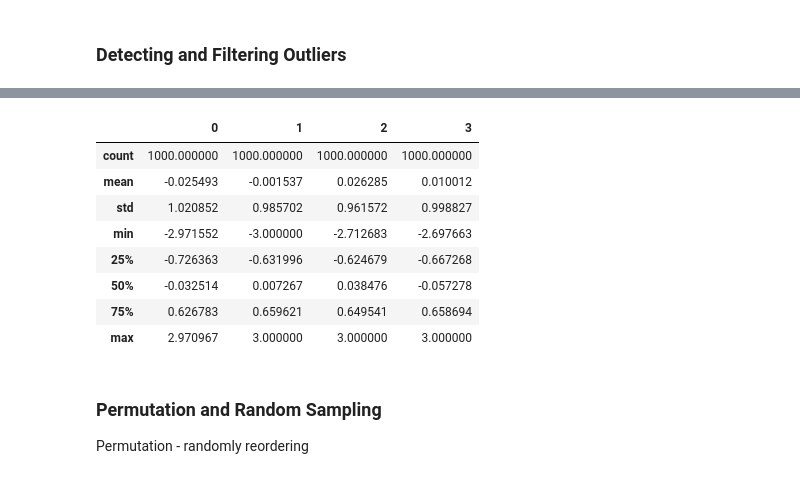
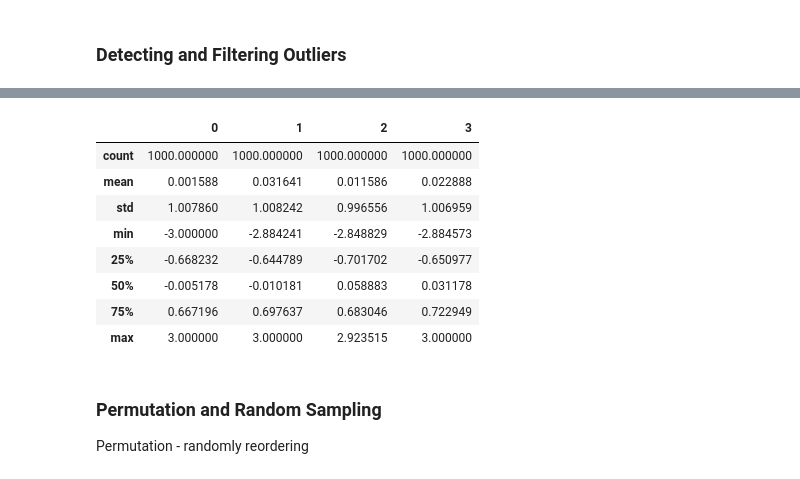
Before and after one commit to DianaKahar/STQD-Data-science, a Jupyter notebook: p137263_Week10_DataWrangling_20231213_WC.ipynb, the cells around one changed output, grey strips where cells are left out. Saved outputs shown, nothing was run; the diff lists cells and outputs as text; code cells hidden in the pictures.

```diff
--- a/p137263_Week10_DataWrangling_20231213_WC.ipynb
+++ b/p137263_Week10_DataWrangling_20231213_WC.ipynb
@@ -570,5 +597,7 @@ dtype: int64
 # %%
 # DataFrame with some normally distributed data
 # DataFrame of 1000x4
+data = pd.DataFrame(np.random.standard_normal((1000, 4)))
+data
 # %% [output]
 |  | 0 | 1 | 2 | 3 |
@@ -615,15 +648,17 @@ Name: 2, dtype: float64
 # %%
-# Cap values outside the interval to minimum –3 and maximum 3
+# Cap values outside the interval, more than abs(sd) = 3 to minimum –3 and maximum 3
+data[data.abs() > 3] = np.sign(data)*3
+data.describe()
 # %% [output]
 |  | 0 | 1 | 2 | 3 |
 | count | 1000.000000 | 1000.000000 | 1000.000000 | 1000.000000 |
-| mean | -0.025493 | -0.001537 | 0.026285 | 0.010012 |
-| std | 1.020852 | 0.985702 | 0.961572 | 0.998827 |
-| min | -2.971552 | -3.000000 | -2.712683 | -2.697663 |
-| 25% | -0.726363 | -0.631996 | -0.624679 | -0.667268 |
-| 50% | -0.032514 | 0.007267 | 0.038476 | -0.057278 |
-| 75% | 0.626783 | 0.659621 | 0.649541 | 0.658694 |
-| max | 2.970967 | 3.000000 | 3.000000 | 3.000000 |
+| mean | 0.001588 | 0.031641 | 0.011586 | 0.022888 |
+| std | 1.007860 | 1.008242 | 0.996556 | 1.006959 |
+| min | -3.000000 | -2.884241 | -2.848829 | -2.884573 |
+| 25% | -0.668232 | -0.644789 | -0.701702 | -0.650977 |
+| 50% | -0.005178 | -0.010181 | 0.058883 | 0.031178 |
+| 75% | 0.667196 | 0.697637 | 0.683046 | 0.722949 |
+| max | 3.000000 | 3.000000 | 2.923515 | 3.000000 |
 # %% [markdown]
 ### **Permutation and Random Sampling**
 Permutation - randomly reordering
```
Also changed, not shown: parts of 23 cells of this notebook.
